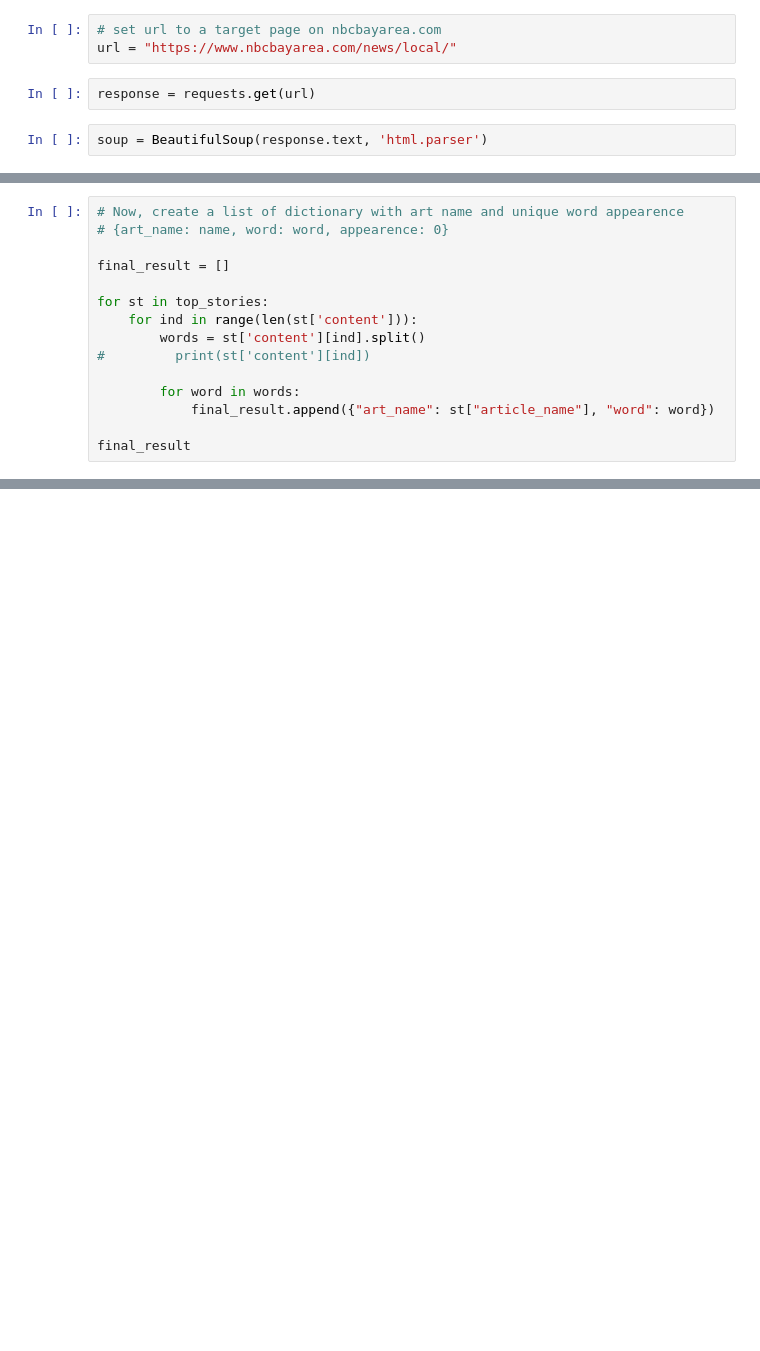
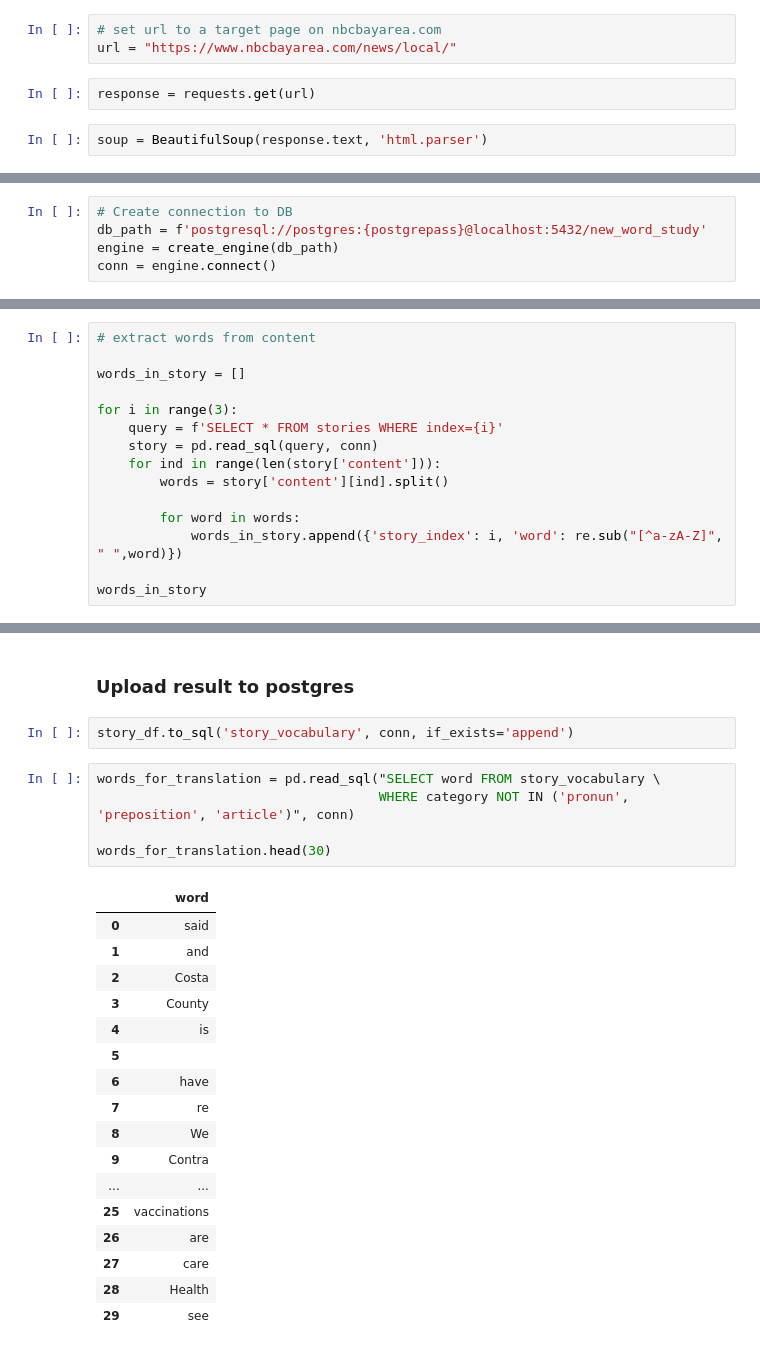
Before and after one commit to lanakimova/ETL-project, a Jupyter notebook: etl-chellenge.ipynb, the cells around one changed output, grey strips where cells are left out. Cells and saved outputs as stored; diff of their text form; blank space fills up the shorter version.

Commit message:
upload final DF to DB

```diff
--- a/etl-chellenge.ipynb
+++ b/etl-chellenge.ipynb
@@ -104,15 +111,0 @@ top_stories[0]
-# %%
-# Now, create a list of dictionary with art name and unique word appearence
-# {art_name: name, word: word, appearence: 0}
-
-final_result = []
-
-for st in top_stories:
-    for ind in range(len(st['content'])):
-        words = st['content'][ind].split()
-#         print(st['content'][ind])
-
-        for word in words:
-            final_result.append({"art_name": st["article_name"], "word": word})
-
-final_result
@@ -207,0 +114,5 @@ word_df
+# %%
+# Create connection to DB
+db_path = f'postgresql://postgres:{postgrepass}@localhost:5432/new_word_study'
+engine = create_engine(db_path)
+conn = engine.connect()
@@ -207,0 +122,15 @@ word_df
+# %%
+# extract words from content
+
+words_in_story = []
+
+for i in range(3):
+    query = f'SELECT * FROM stories WHERE index={i}'
+    story = pd.read_sql(query, conn)
+    for ind in range(len(story['content'])):
+        words = story['content'][ind].split()
+
+        for word in words:
+            words_in_story.append({'story_index': i, 'word': re.sub("[^a-zA-Z]", " ",word)})
+
+words_in_story
@@ -244,0 +251,27 @@ word_df
+# %% [markdown]
+### Upload result to postgres
+# %%
+story_df.to_sql('story_vocabulary', conn, if_exists='append')
+# %%
+words_for_translation = pd.read_sql("SELECT word FROM story_vocabulary \
+                                    WHERE category NOT IN ('pronun', 'preposition', 'article')", conn)
+
+words_for_translation.head(30)
+# %% [output]
+|  | word |
+| 0 | said |
+| 1 | and |
+| 2 | Costa |
+| 3 | County |
+| 4 | is |
+| 5 |  |
+| 6 | have |
+| 7 | re |
+| 8 | We |
+| 9 | Contra |
+| ... | ... |
+| 25 | vaccinations |
+| 26 | are |
+| 27 | care |
+| 28 | Health |
+| 29 | see |
```
Also changed, not shown: parts of 28 cells of this notebook, 1 other file.
